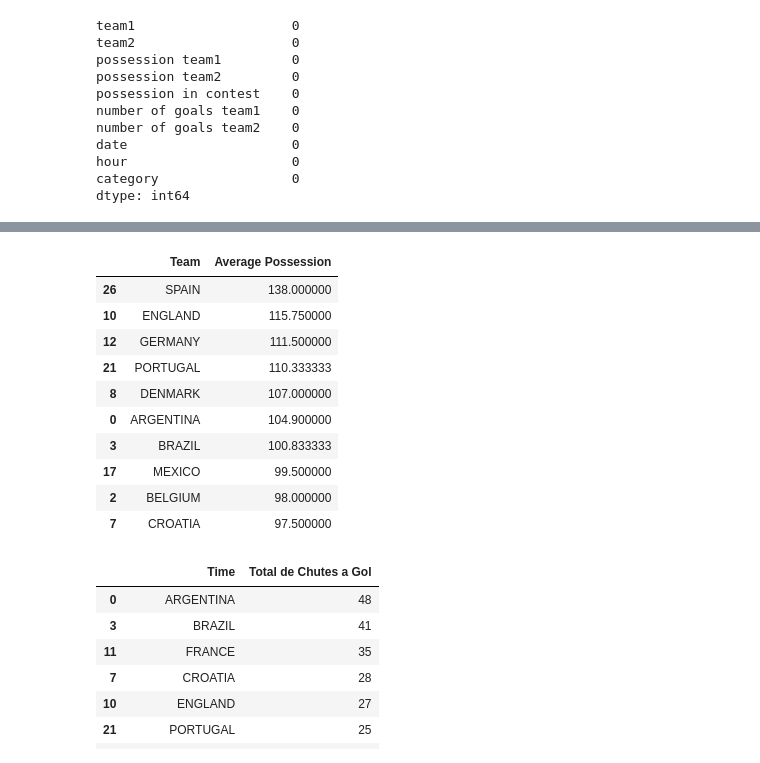
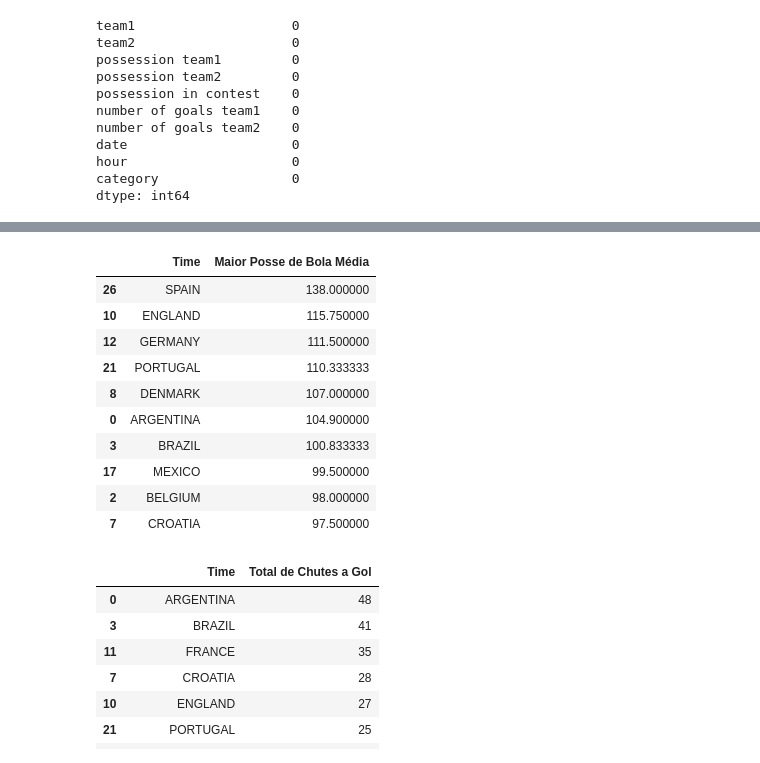
Before and after one commit to denisemasar/project, a Jupyter notebook: project.ipynb, the cells around one changed output, grey strips where cells are left out. Saved outputs shown, nothing was run; the diff lists cells and outputs as text; code cells hidden in the pictures.

```diff
--- a/project.ipynb
+++ b/project.ipynb
@@ -236,8 +238,15 @@ dtype: int64
 # PERGUNTA 2
 # Qual os jogos tiveram mais gols (cite os 10 primeiros)?
 # ==========================================================
-# ordeno os jogos pelo total de gols
-# head(1) mostra apenas o jogo com maior valor
 
-df.sort_values('total_goals', ascending=False).head(10)
+# cria uma coluna com o total de gols da partida
+df['total_gols'] = df['number of goals team1'] + df['number of goals team2']
+
+# ordena os jogos pelo total de gols (do maior para o menor)
+top10_jogos_gols = df.sort_values(by='total_gols', ascending=False)
+
+# mostra os 10 jogos com mais gols
+resultado = top10_jogos_gols[['team1', 'team2', 'number of goals team1', 'number of goals team2', 'total_gols']].head(10)
+
+display(resultado)
 # %% [output]
@@ -257,36 +265,36 @@ df.sort_values('total_goals', ascending=False).head(10)
 # ==========================================================
 # PERGUNTA 3:
 # Quais os times tiveram a MAIOR POSSE DE BOLA MÉDIA (cite os 10 primeiros)?
 # ==========================================================
 
 # Função para calcular a posse média considerando ambos os times
 def average_possession(df):
     # --- Preparar posse de team1 ---
     df['possession team1'] = df['possession team1'].astype(str).str.replace('%','', regex=False)
     df['possession team1'] = pd.to_numeric(df['possession team1'], errors='coerce')
 
     # --- Preparar posse de team2 ---
     df['possession team2'] = df['possession team2'].astype(str).str.replace('%','', regex=False)
     df['possession team2'] = pd.to_numeric(df['possession team2'], errors='coerce')
 
     # Média da posse de cada time
     posse1 = df.groupby('team1')['possession team1'].mean()
     posse2 = df.groupby('team2')['possession team2'].mean()
 
     # Combinar as médias (soma das duas quando o time aparece em team1 ou team2)
     posse_total = posse1.add(posse2, fill_value=0)
 
     # Transformar em DataFrame limpo
     posse_df = posse_total.reset_index()
-    posse_df.columns = ['Team', 'Average Possession']
+    posse_df.columns = ['Time', 'Maior Posse de Bola Média']
 
     # Retornar os 10 maiores
-    return posse_df.sort_values('Average Possession', ascending=False).head(10)
+    return posse_df.sort_values('Maior Posse de Bola Média', ascending=False).head(10)
 
 # Usar a função
 average_possession(df)
 # %% [output]
-|  | Team | Average Possession |
+|  | Time | Maior Posse de Bola Média |
 | 26 | SPAIN | 138.000000 |
 | 10 | ENGLAND | 115.750000 |
 | 12 | GERMANY | 111.500000 |
```
Also changed, not shown: parts of 4 cells of this notebook.
